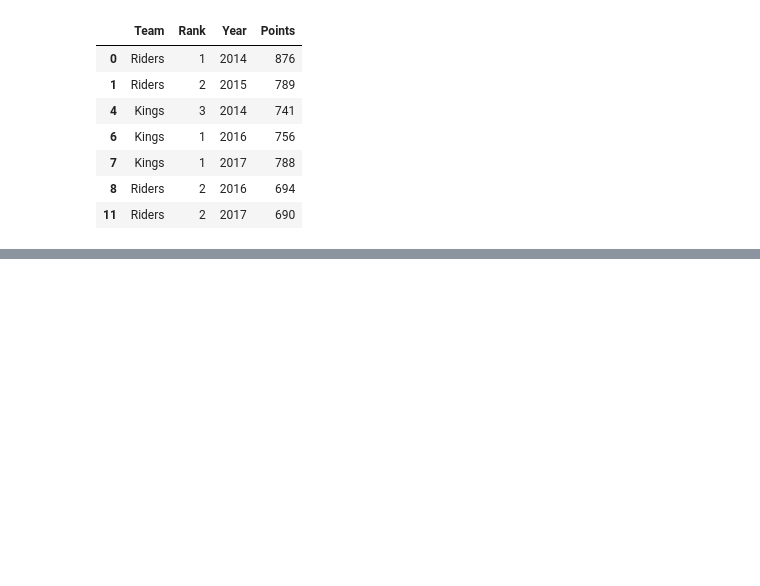
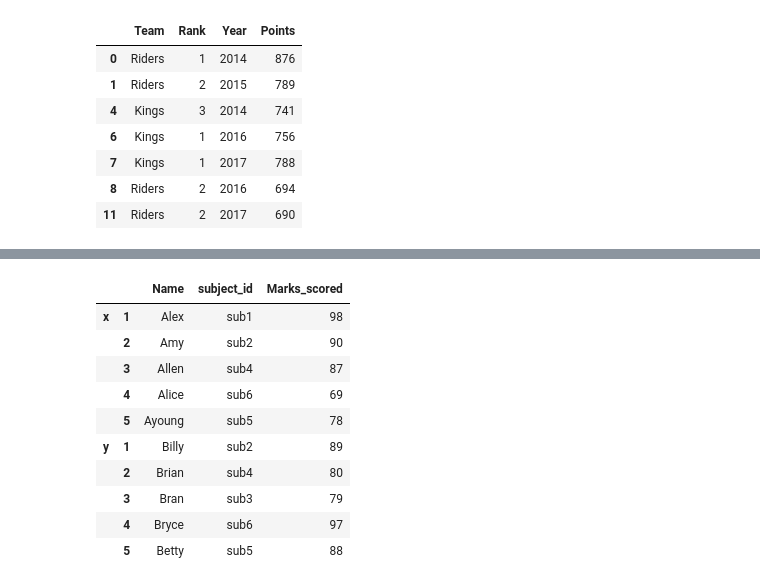
Before and after one commit to karenacorn99/data-science-cheatcheets, a Jupyter notebook: pandas.ipynb, the cells around one changed output, grey strips where cells are left out. Saved outputs shown, nothing was run; the diff lists cells and outputs as text; code cells hidden in the pictures; blank space fills up the shorter version.

```diff
--- a/pandas.ipynb
+++ b/pandas.ipynb
@@ -1676,0 +1774,12 @@ df.groupby('Team').filter(lambda x : len(x) >= 3)
+# %%
+one = pd.DataFrame({
+   'Name': ['Alex', 'Amy', 'Allen', 'Alice', 'Ayoung'],
+   'subject_id':['sub1','sub2','sub4','sub6','sub5'],
+   'Marks_scored':[98,90,87,69,78]},
+   index=[1,2,3,4,5])
+
+two = pd.DataFrame({
+   'Name': ['Billy', 'Brian', 'Bran', 'Bryce', 'Betty'],
+   'subject_id':['sub2','sub4','sub3','sub6','sub5'],
+   'Marks_scored':[89,80,79,97,88]},
+   index=[1,2,3,4,5])
@@ -1676,0 +1818,15 @@ df.groupby('Team').filter(lambda x : len(x) >= 3)
+# %%
+df = pd.concat([one,two], keys=['x','y'])
+df
+# %% [output]
+|  |  | Name | subject_id | Marks_scored |
+| x | 1 | Alex | sub1 | 98 |
+|  | 2 | Amy | sub2 | 90 |
+|  | 3 | Allen | sub4 | 87 |
+|  | 4 | Alice | sub6 | 69 |
+|  | 5 | Ayoung | sub5 | 78 |
+| y | 1 | Billy | sub2 | 89 |
+|  | 2 | Brian | sub4 | 80 |
+|  | 3 | Bran | sub3 | 79 |
+|  | 4 | Bryce | sub6 | 97 |
+|  | 5 | Betty | sub5 | 88 |
```
Also changed, not shown: parts of 31 cells of this notebook.
